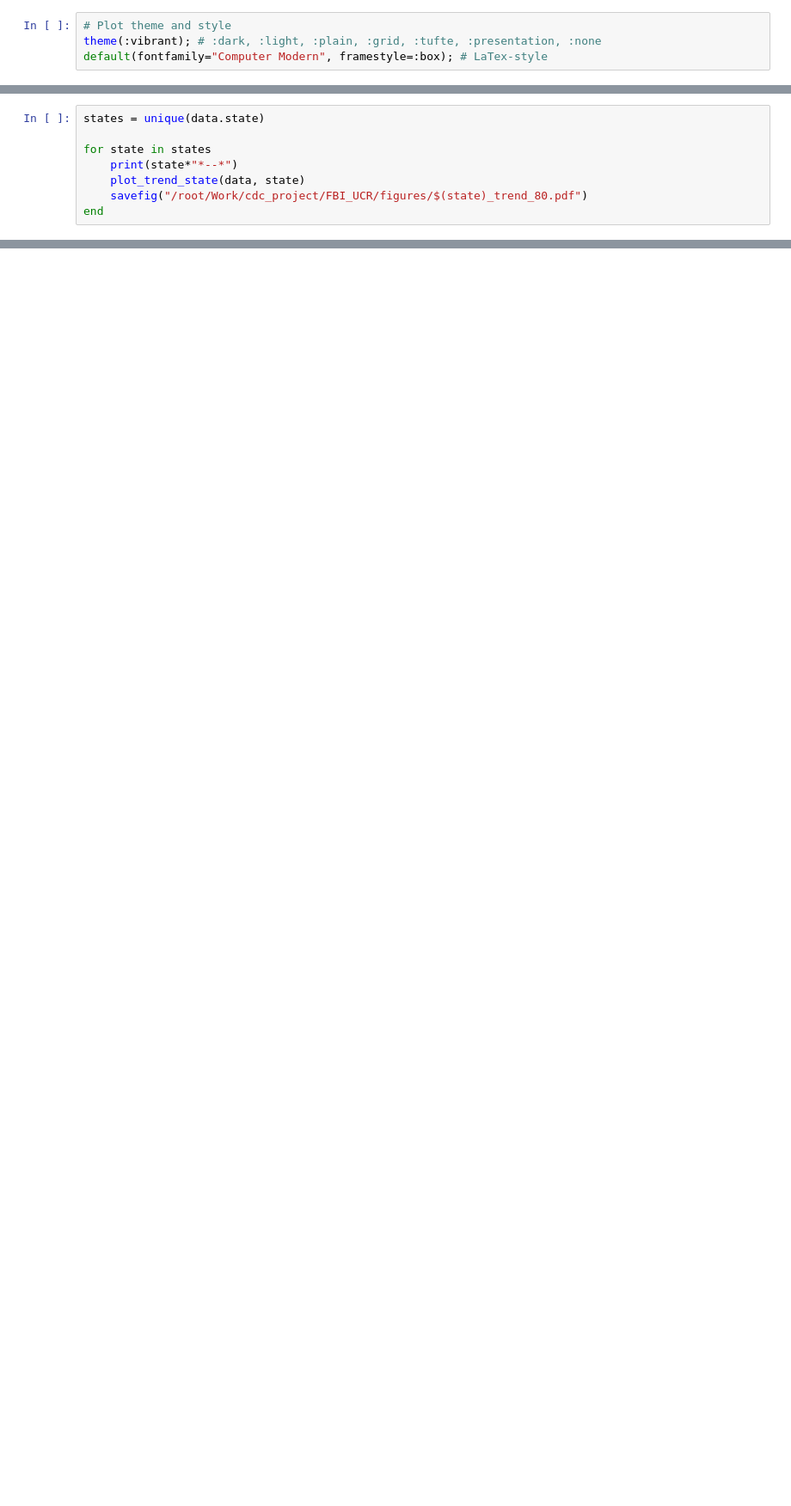
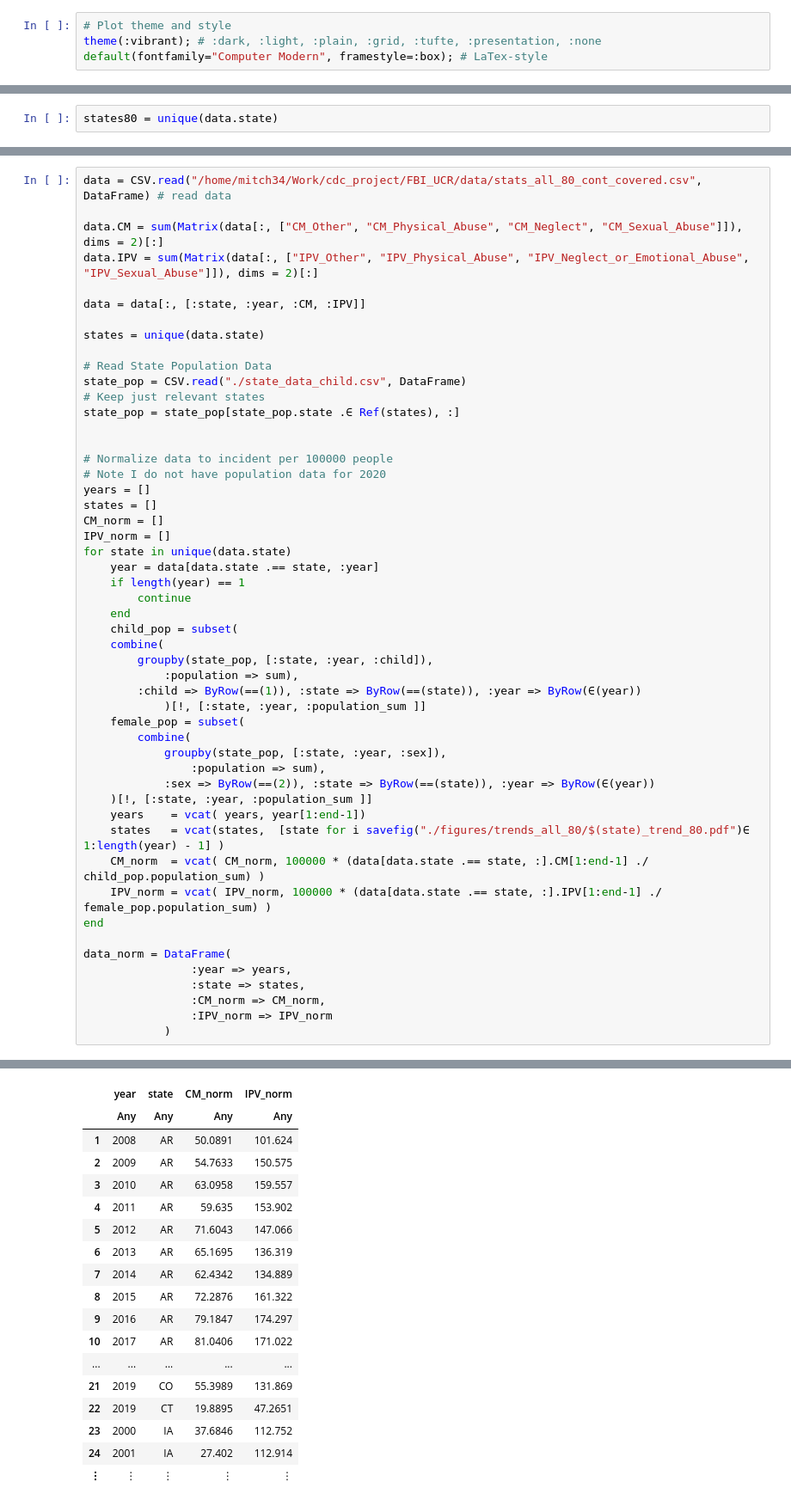
Before and after one commit to mitchv34/cdc_project, a Jupyter notebook: FBI_UCR/trends.ipynb, the cells around one changed output, grey strips where cells are left out. Shown at 86% size. Saved outputs shown, nothing was run; the diff lists cells and outputs as text; blank space fills up the shorter version.

```diff
--- a/FBI_UCR/trends.ipynb
+++ b/FBI_UCR/trends.ipynb
@@ -55,0 +40,2 @@ names(data)
+# %%
+states80 = unique(data.state)
@@ -81,8 +98,0 @@ plot_trend_state(data, states[1])
-# %%
-states = unique(data.state)
-
-for state in states
-    print(state*"*--*")
-    plot_trend_state(data, state)
-    savefig("/root/Work/cdc_project/FBI_UCR/figures/$(state)_trend_80.pdf")
-end
@@ -113,0 +101,52 @@ ErrorException: type PooledArray has no field unique
+# %%
+data = CSV.read("/home/mitch34/Work/cdc_project/FBI_UCR/data/stats_all_80_cont_covered.csv", DataFrame) # read data
+
+data.CM = sum(Matrix(data[:, ["CM_Other", "CM_Physical_Abuse", "CM_Neglect", "CM_Sexual_Abuse"]]), dims = 2)[:]
+data.IPV = sum(Matrix(data[:, ["IPV_Other", "IPV_Physical_Abuse", "IPV_Neglect_or_Emotional_Abuse", "IPV_Sexual_Abuse"]]), dims = 2)[:]
+
+data = data[:, [:state, :year, :CM, :IPV]]
+
+states = unique(data.state)
+
+# Read State Population Data
+state_pop = CSV.read("./state_data_child.csv", DataFrame)
+# Keep just relevant states
+state_pop = state_pop[state_pop.state .∈ Ref(states), :]
+
+
+# Normalize data to incident per 100000 people
+# Note I do not have population data for 2020
+years = []
+states = []
+CM_norm = []
+IPV_norm = []
+for state in unique(data.state)
+    year = data[data.state .== state, :year]
+    if length(year) == 1
+        continue
+    end
+    child_pop = subset(
+    combine(
+        groupby(state_pop, [:state, :year, :child]),
+            :population => sum),
+        :child => ByRow(==(1)), :state => ByRow(==(state)), :year => ByRow(∈(year))
+            )[!, [:state, :year, :population_sum ]]
+    female_pop = subset(
+        combine(
+            groupby(state_pop, [:state, :year, :sex]),
+                :population => sum),
+            :sex => ByRow(==(2)), :state => ByRow(==(state)), :year => ByRow(∈(year))
+    )[!, [:state, :year, :population_sum ]]
+    years    = vcat( years, year[1:end-1])
+    states   = vcat(states,  [state for i savefig("./figures/trends_all_80/$(state)_trend_80.pdf")∈ 1:length(year) - 1] )
+    CM_norm  = vcat( CM_norm, 100000 * (data[data.state .== state, :].CM[1:end-1] ./ child_pop.population_sum) )
+    IPV_norm = vcat( IPV_norm, 100000 * (data[data.state .== state, :].IPV[1:end-1] ./ female_pop.population_sum) )
+end
+
+data_norm = DataFrame(
+                :year => years,
+                :state => states,
+                :CM_norm => CM_norm,
+                :IPV_norm => IPV_norm
+            )
+# %% [output]
@@ -113,0 +154,18 @@ ErrorException: type PooledArray has no field unique
+|  | year | state | CM_norm | IPV_norm |
+|  | Any | Any | Any | Any |
+| 1 | 2008 | AR | 50.0891 | 101.624 |
+| 2 | 2009 | AR | 54.7633 | 150.575 |
+| 3 | 2010 | AR | 63.0958 | 159.557 |
+| 4 | 2011 | AR | 59.635 | 153.902 |
+| 5 | 2012 | AR | 71.6043 | 147.066 |
+| 6 | 2013 | AR | 65.1695 | 136.319 |
+| 7 | 2014 | AR | 62.4342 | 134.889 |
+| 8 | 2015 | AR | 72.2876 | 161.322 |
+| 9 | 2016 | AR | 79.1847 | 174.297 |
+| 10 | 2017 | AR | 81.0406 | 171.022 |
+| ... | ... | ... | ... | ... |
+| 21 | 2019 | CO | 55.3989 | 131.869 |
+| 22 | 2019 | CT | 19.8895 | 47.2651 |
+| 23 | 2000 | IA | 37.6846 | 112.752 |
+| 24 | 2001 | IA | 27.402 | 112.914 |
+| ⋮ | ⋮ | ⋮ | ⋮ | ⋮ |
```
Also changed, not shown: parts of 24 cells of this notebook, 57 other files.
